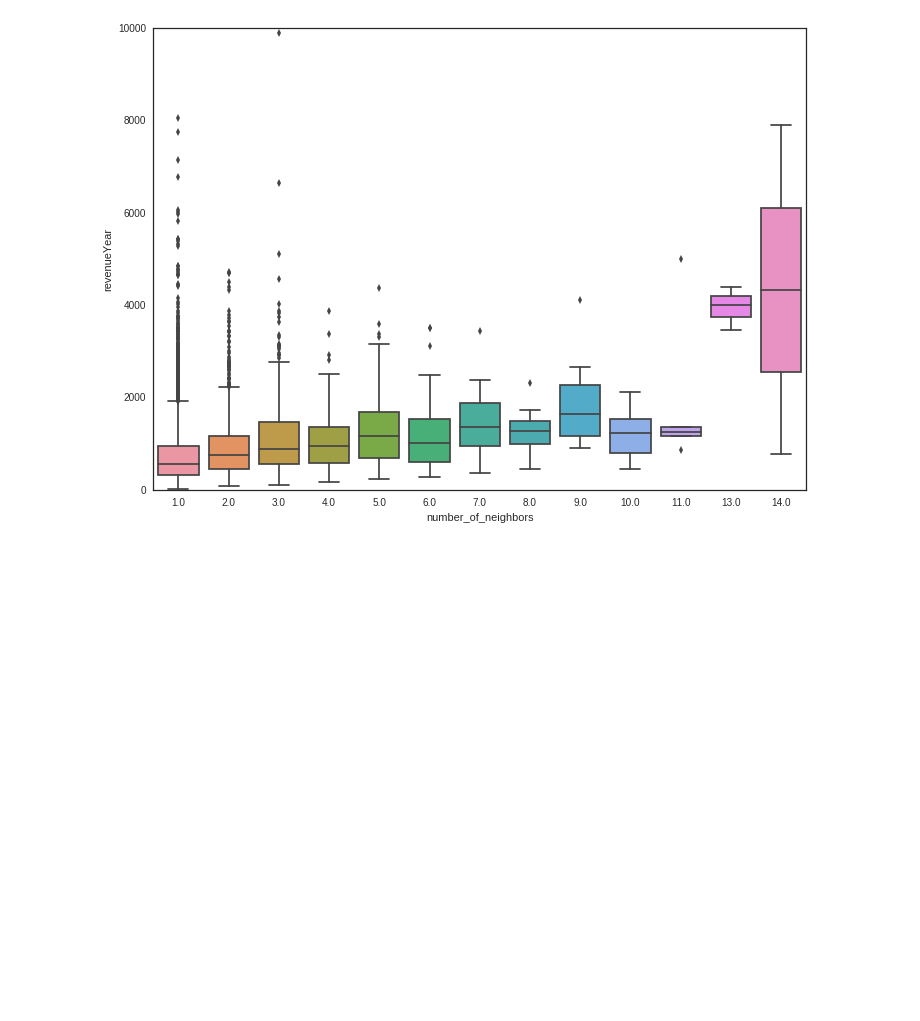
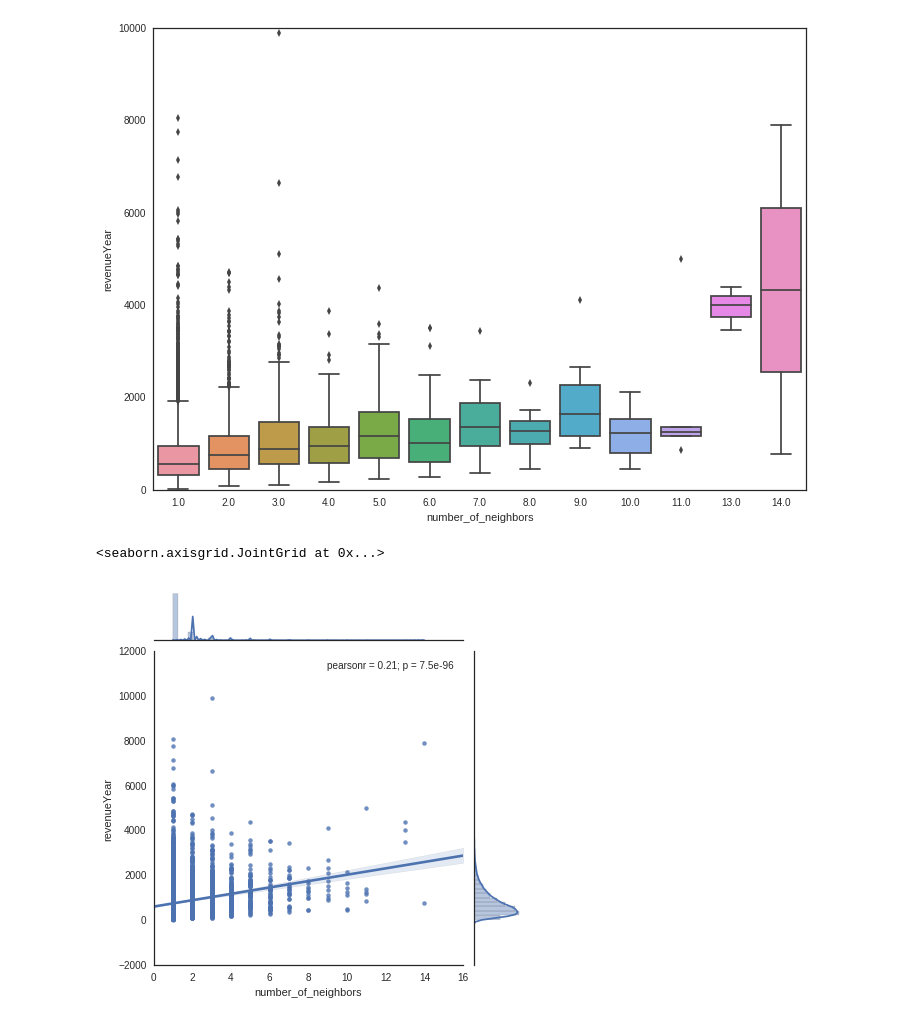
Before and after one commit to wgharbi/DataVis, a Jupyter notebook: Networks Strategy Case.ipynb, the cells around one changed output. Saved outputs shown, nothing was run; the diff lists cells and outputs as text; code cells hidden in the pictures; blank space fills up the shorter version.

```diff
--- a/Networks Strategy Case.ipynb
+++ b/Networks Strategy Case.ipynb
@@ -347,0 +367,7 @@ sns.boxplot(x='number_of_neighbors', y="revenueYear", data=nodes, ax = ax)
+# %%
+sns.jointplot(x='number_of_neighbors', y="revenueYear", data=nodes, size=6,  kind="reg")
+
+# plt.title('Node Revenue vs Number of Node Neighbors')
+# %% [output]
+<seaborn.axisgrid.JointGrid at 0x...>
+[figure, added]
```
Also changed, not shown: parts of 67 cells of this notebook.
